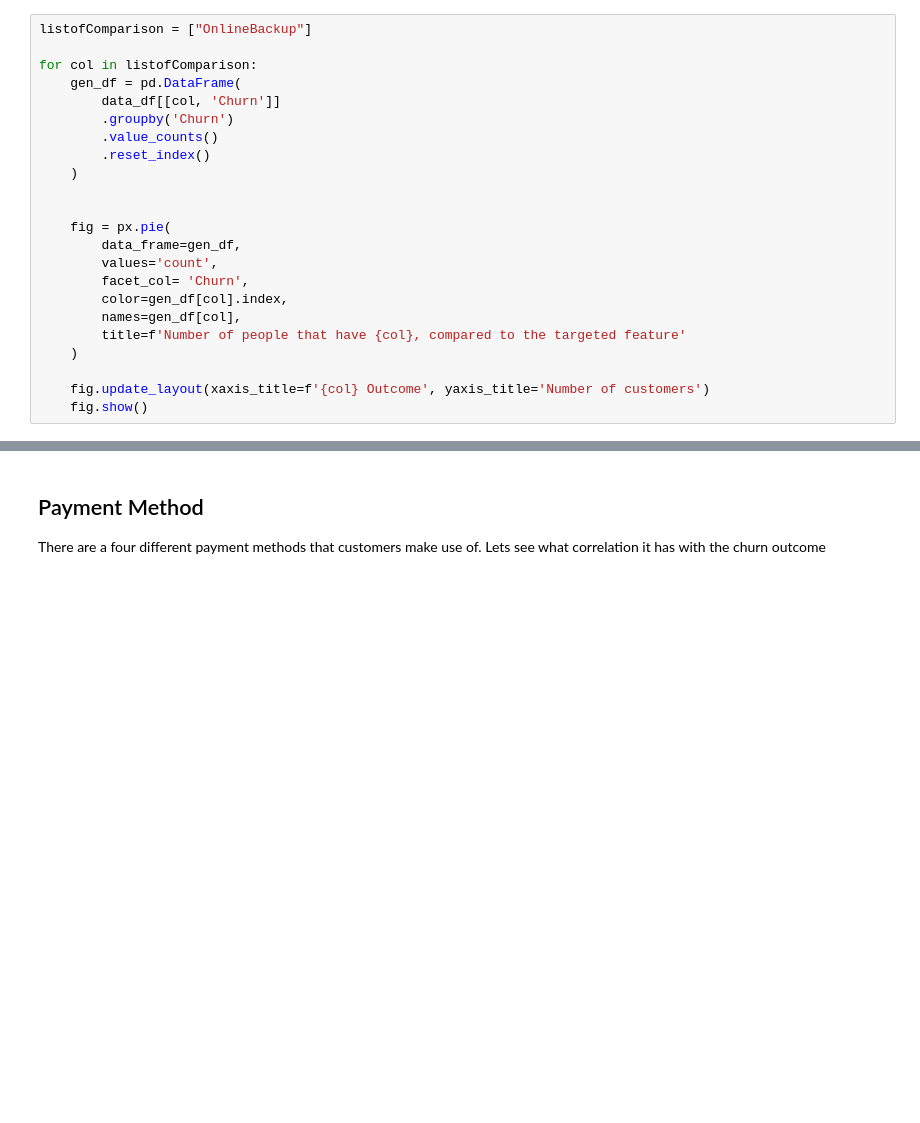
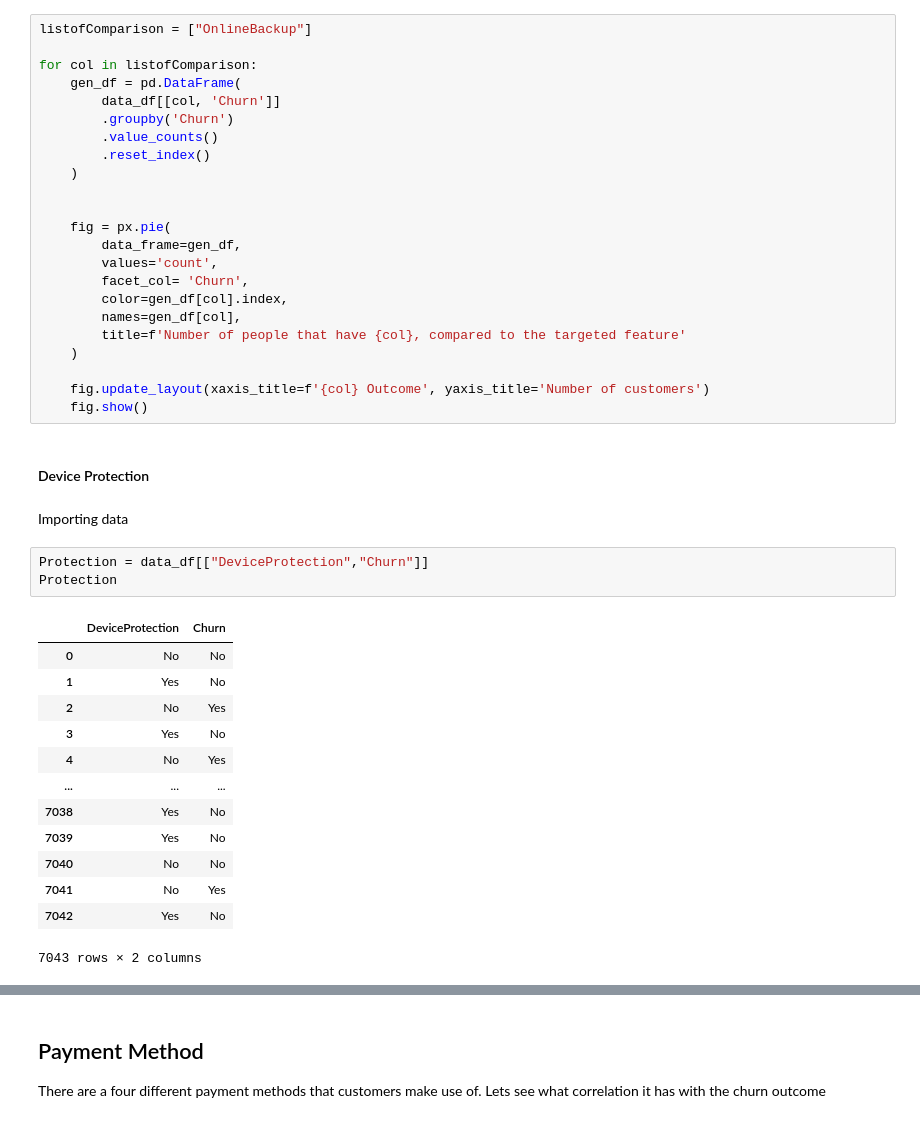
Before and after one commit to PreciousNosiphoDonkrag/MLG382_Projects, a Jupyter notebook: project_2/customer_churn.ipynb, the cells around one changed output, grey strips where cells are left out. Cells and saved outputs as stored; diff of their text form; blank space fills up the shorter version.

```diff
--- a/project_2/customer_churn.ipynb
+++ b/project_2/customer_churn.ipynb
@@ -611,3 +611,24 @@ for col in listofComparison:
 
     fig.update_layout(xaxis_title=f'{col} Outcome', yaxis_title='Number of customers')
     fig.show()
+# %% [markdown]
+#### Device Protection
+# %% [markdown]
+ Importing  data
+# %%
+Protection = data_df[["DeviceProtection","Churn"]]
+Protection
+# %% [output]
+|  | DeviceProtection | Churn |
+| 0 | No | No |
+| 1 | Yes | No |
+| 2 | No | Yes |
+| 3 | Yes | No |
+| 4 | No | Yes |
+| ... | ... | ... |
+| 7038 | Yes | No |
+| 7039 | Yes | No |
+| 7040 | No | No |
+| 7041 | No | Yes |
+| 7042 | Yes | No |
+7043 rows × 2 columns
```
Also changed, not shown: parts of 7 cells of this notebook.
